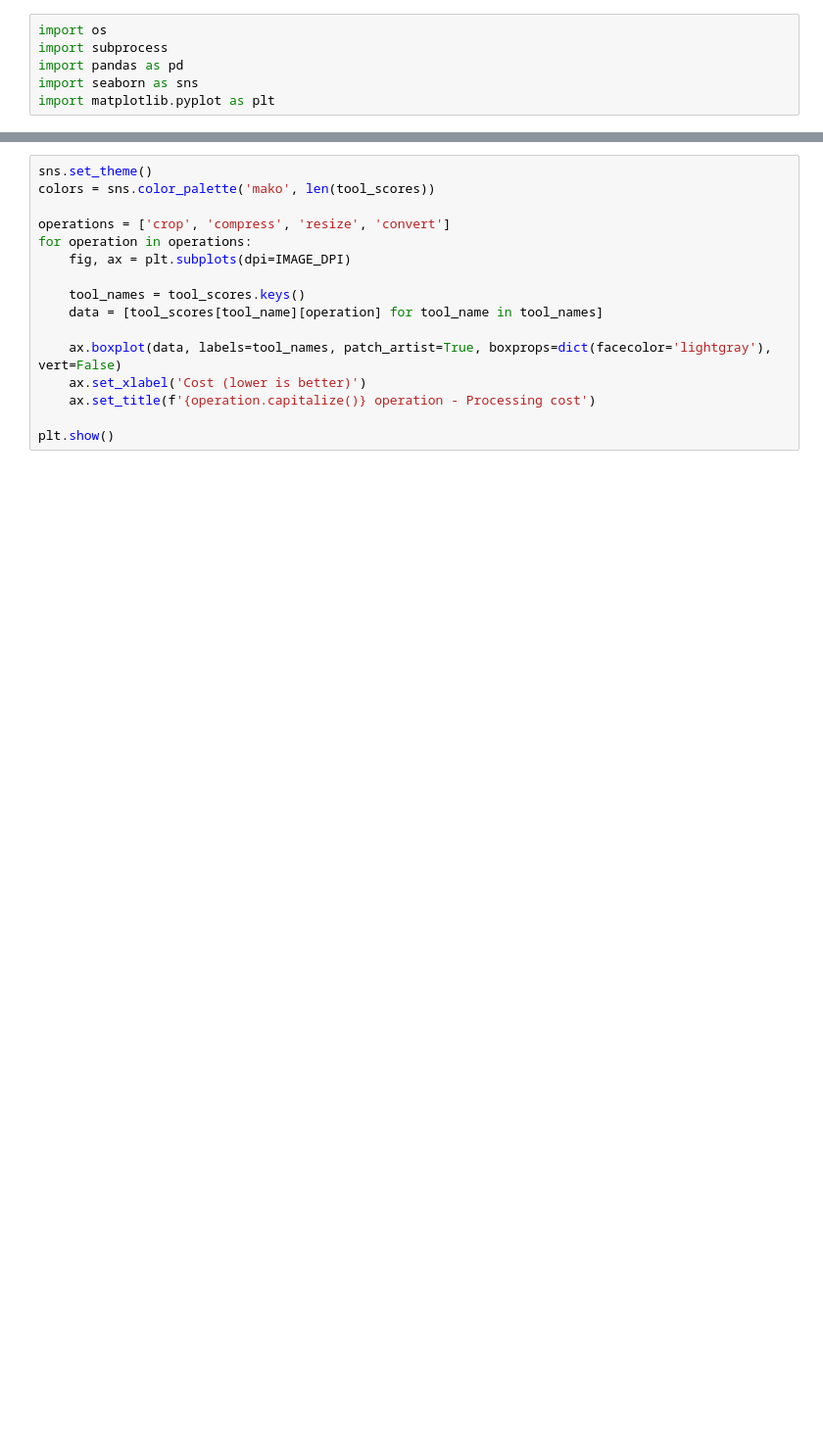
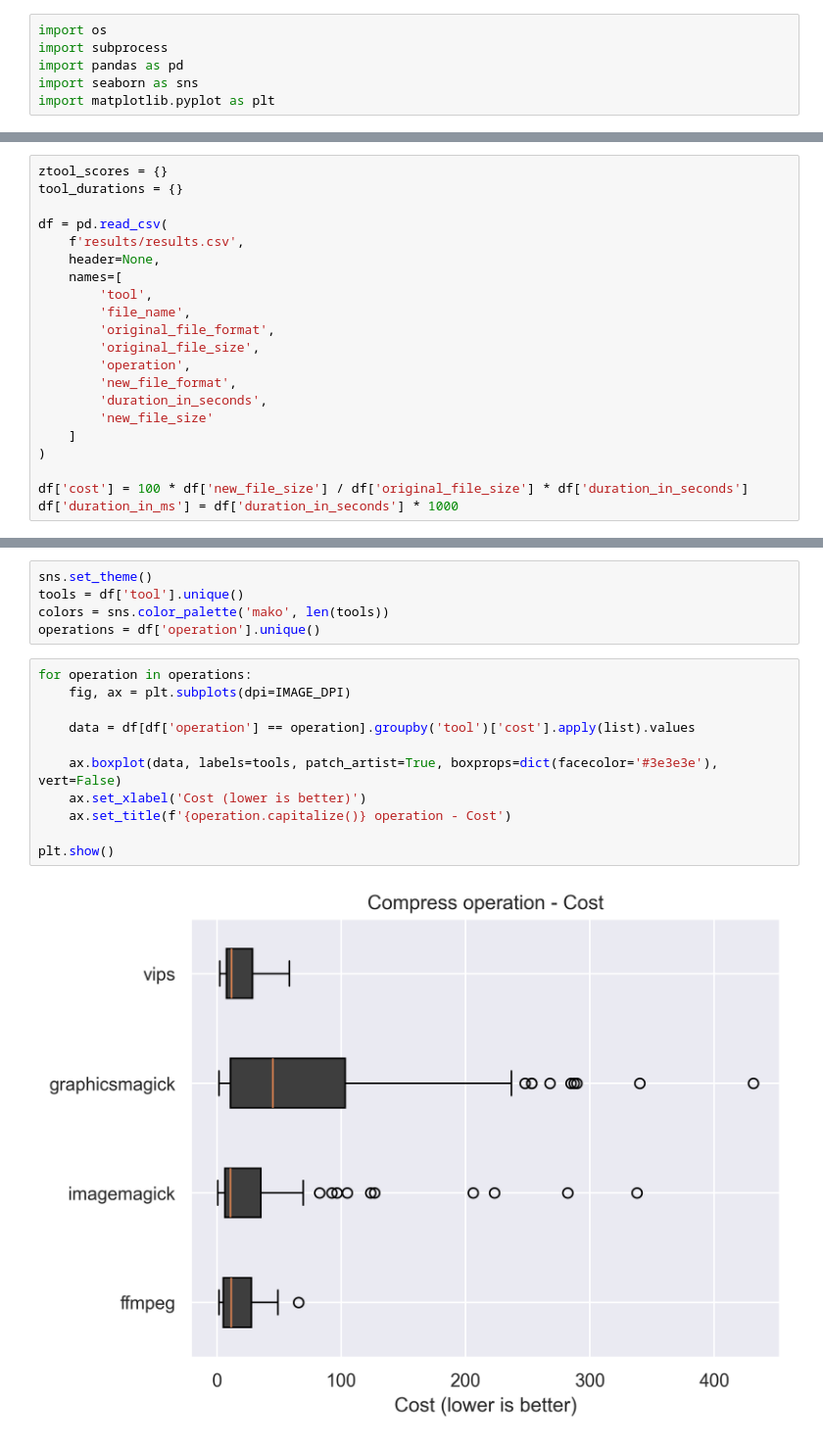
Before and after one commit to Auxority/image-optimization-benchmarks, a Jupyter notebook: visualize.ipynb, the cells around one changed output, grey strips where cells are left out. Shown at 98% size. Drawn from its saved outputs; the diff is of its cells as text; blank space fills up the shorter version.

```diff
--- a/visualize.ipynb
+++ b/visualize.ipynb
@@ -47,0 +25,21 @@ for file in os.listdir('results'):
+# %%
+ztool_scores = {}
+tool_durations = {}
+
+df = pd.read_csv(
+    f'results/results.csv',
+    header=None,
+    names=[
+        'tool',
+        'file_name',
+        'original_file_format',
+        'original_file_size',
+        'operation',
+        'new_file_format',
+        'duration_in_seconds',
+        'new_file_size'
+    ]
+)
+
+df['cost'] = 100 * df['new_file_size'] / df['original_file_size'] * df['duration_in_seconds']
+df['duration_in_ms'] = df['duration_in_seconds'] * 1000
@@ -48,16 +48,18 @@ for file in os.listdir('results'):
+# %%
+sns.set_theme()
+tools = df['tool'].unique()
+colors = sns.color_palette('mako', len(tools))
+operations = df['operation'].unique()
 # %%
-sns.set_theme()
-colors = sns.color_palette('mako', len(tool_scores))
-
-operations = ['crop', 'compress', 'resize', 'convert']
 for operation in operations:
     fig, ax = plt.subplots(dpi=IMAGE_DPI)
 
-    tool_names = tool_scores.keys()
-    data = [tool_scores[tool_name][operation] for tool_name in tool_names]
+    data = df[df['operation'] == operation].groupby('tool')['cost'].apply(list).values
 
-    ax.boxplot(data, labels=tool_names, patch_artist=True, boxprops=dict(facecolor='lightgray'), vert=False)
+    ax.boxplot(data, labels=tools, patch_artist=True, boxprops=dict(facecolor='#3e3e3e'), vert=False)
     ax.set_xlabel('Cost (lower is better)')
-    ax.set_title(f'{operation.capitalize()} operation - Processing cost')
+    ax.set_title(f'{operation.capitalize()} operation - Cost')
 
 plt.show()
+# %% [output]
+[figure, added]
```
Also changed, not shown: parts of 16 cells of this notebook, 12 other files.
